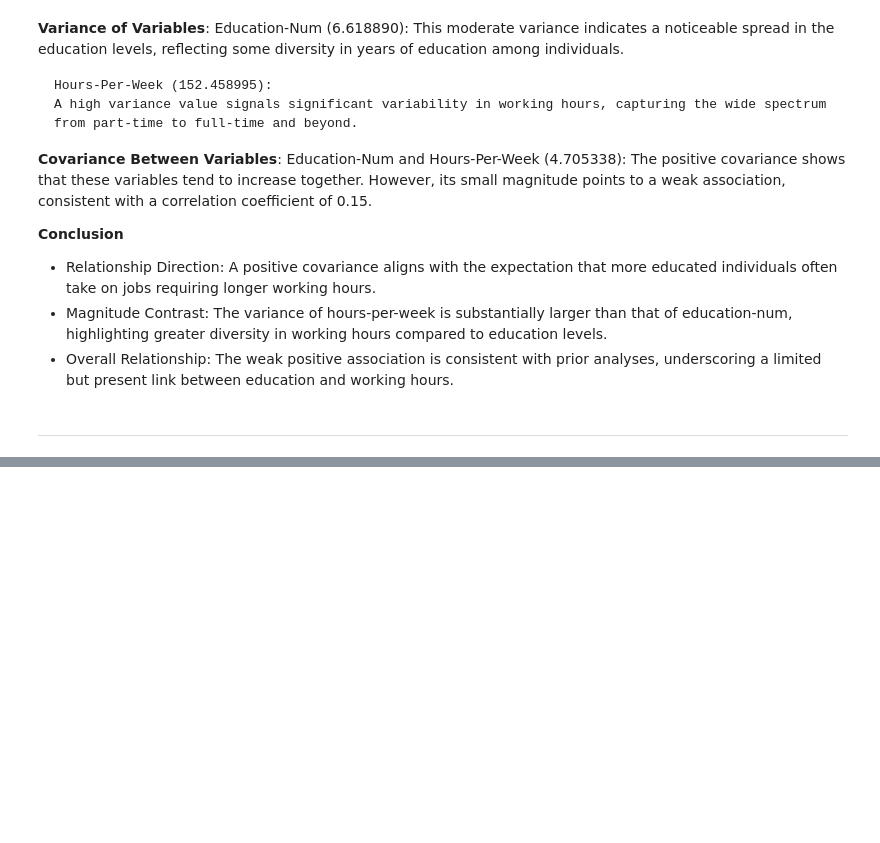
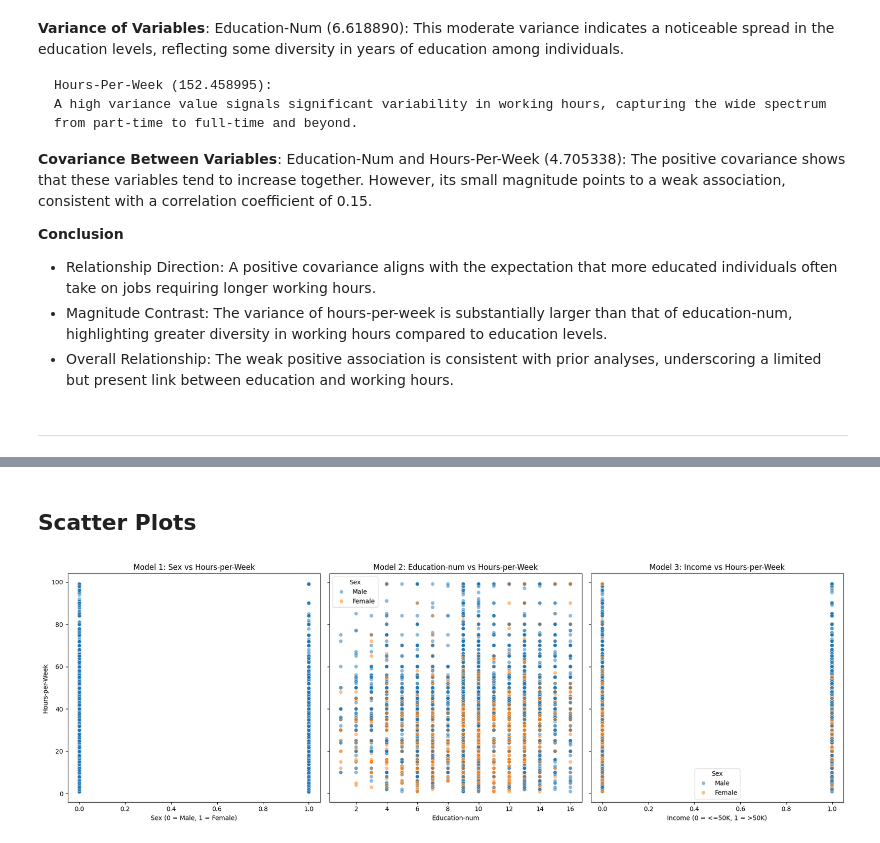
Before and after one commit to omar-bay/AAI614_Baayoun, a Jupyter notebook: week 4/project 1/Project_1-census_income.ipynb, the cells around one changed output, grey strips where cells are left out. Drawn from its saved outputs; the diff is of its cells as text; code cells hidden in the pictures; blank space fills up the shorter version.

Commit message:
did linear regression visualization

```diff
--- a/week 4/project 1/Project_1-census_income.ipynb
+++ b/week 4/project 1/Project_1-census_income.ipynb
@@ -518,0 +606,32 @@ hours-per-week       4.705338      152.458995
+# %% [markdown]
+## Scatter Plots
+# %%
+import seaborn as sns
+import matplotlib.pyplot as plt
+
+# Create a figure with 3 subplots (1 row, 3 columns)
+fig, axes = plt.subplots(1, 3, figsize=(18, 6), sharey=True)
+
+# Scatter plot for Model 1: sex vs hours-per-week
+sns.scatterplot(ax=axes[0], x="sex_encoded", y="hours-per-week", data=df, alpha=0.5)
+axes[0].set_title("Model 1: Sex vs Hours-per-Week")
+axes[0].set_xlabel("Sex (0 = Male, 1 = Female)")
+axes[0].set_ylabel("Hours-per-Week")
+
+# Scatter plot for Model 2: sex + education-num vs hours-per-week
+sns.scatterplot(ax=axes[1], x="education-num", y="hours-per-week", hue="sex", data=df, alpha=0.5)
+axes[1].set_title("Model 2: Education-num vs Hours-per-Week")
+axes[1].set_xlabel("Education-num")
+axes[1].legend(title="Sex")
+
+# Scatter plot for Model 3: sex + education-num + income vs hours-per-week
+sns.scatterplot(ax=axes[2], x="income_encoded", y="hours-per-week", hue="sex", data=df, alpha=0.5)
+axes[2].set_title("Model 3: Income vs Hours-per-Week")
+axes[2].set_xlabel("Income (0 = <=50K, 1 = >50K)")
+axes[2].legend(title="Sex")
+
+# Adjust layout
+plt.tight_layout()
+plt.show()
+# %% [output]
+[figure, added]
```
Also changed, not shown: parts of 11 cells of this notebook.
